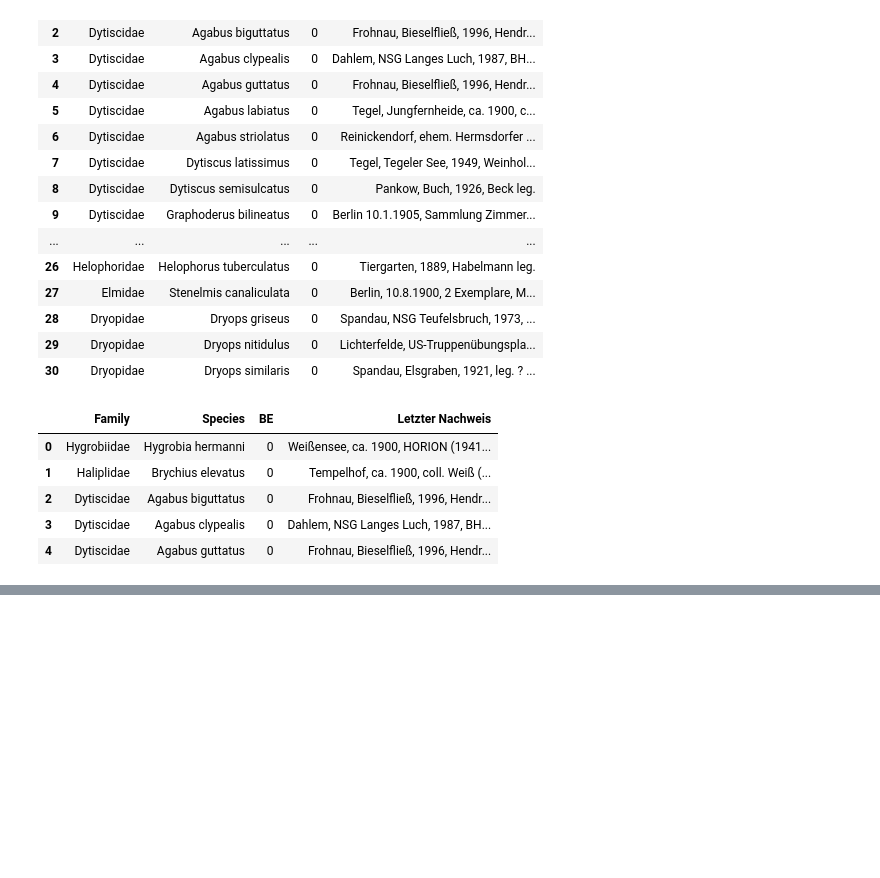
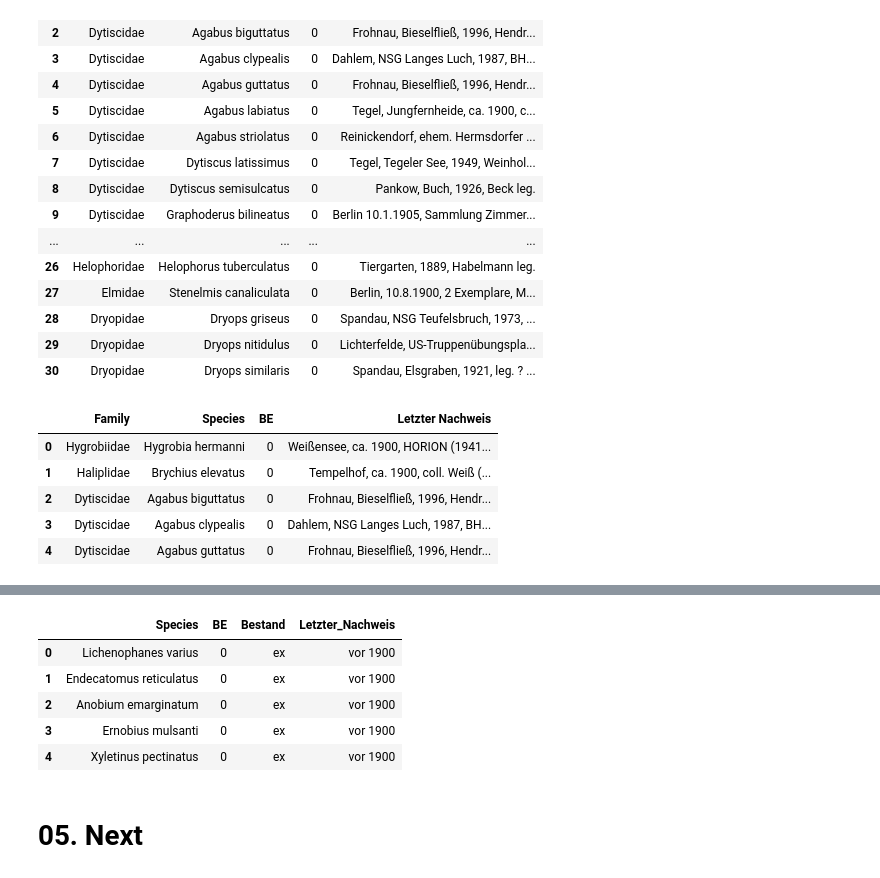
Before and after one commit to Zzzhenya/Berlin-red-list, a Jupyter notebook: Transformation/Raw_csv/Insecta.ipynb, the cells around one changed output, grey strips where cells are left out. Drawn from its saved outputs; the diff is of its cells as text; code cells hidden in the pictures; blank space fills up the shorter version.

```diff
--- a/Transformation/Raw_csv/Insecta.ipynb
+++ b/Transformation/Raw_csv/Insecta.ipynb
@@ -583,0 +636,9 @@ df.to_csv('../../Transformation/Data_cleaning_step1/Coleoptera_Wasserkäfer.csv
+# %%
+df.head()
+# %% [output]
+|  | Species | BE | Bestand | Letzter_Nachweis |
+| 0 | Lichenophanes varius | 0 | ex | vor 1900 |
+| 1 | Endecatomus reticulatus | 0 | ex | vor 1900 |
+| 2 | Anobium emarginatum | 0 | ex | vor 1900 |
+| 3 | Ernobius mulsanti | 0 | ex | vor 1900 |
+| 4 | Xyletinus pectinatus | 0 | ex | vor 1900 |
@@ -583,0 +651,2 @@ df.to_csv('../../Transformation/Data_cleaning_step1/Coleoptera_Wasserkäfer.csv
+# %% [markdown]
+# 05. Next
```
Also changed, not shown: parts of 6 cells of this notebook.
